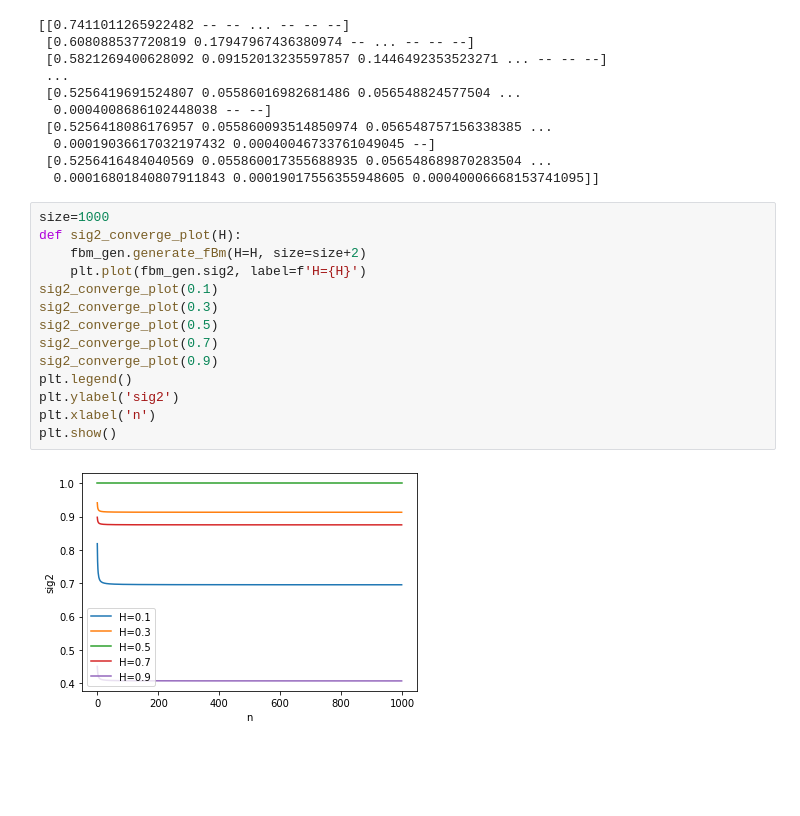
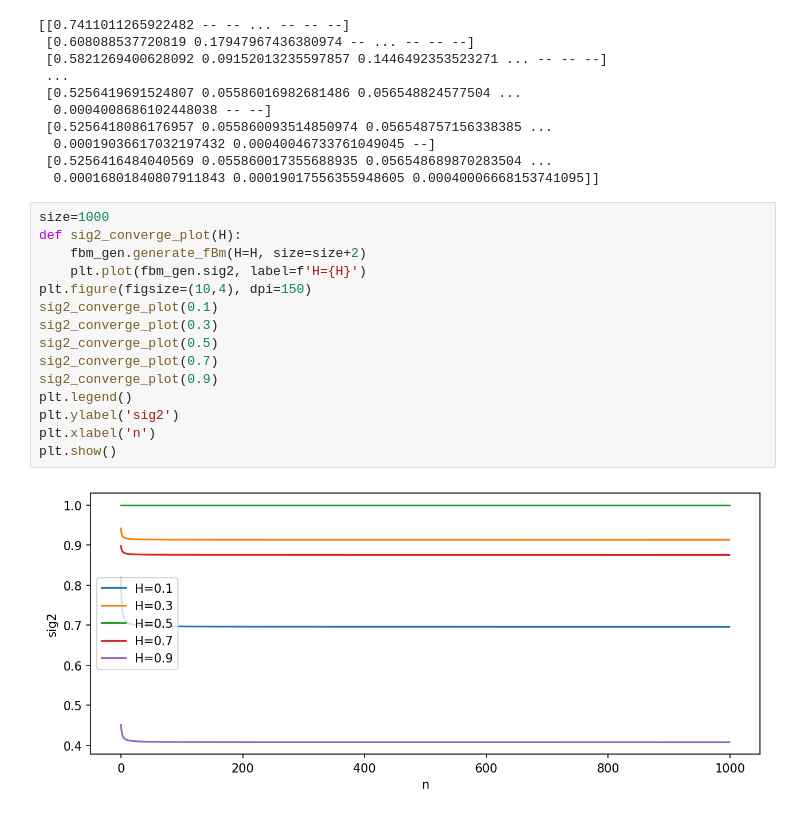
Before and after one commit to kaiboy05/fbm, a Jupyter notebook: notebooks/Hosking_sim.ipynb, the cells around one changed output. Drawn from its saved outputs; the diff is of its cells as text; blank space fills up the shorter version.

```diff
--- a/notebooks/Hosking_sim.ipynb
+++ b/notebooks/Hosking_sim.ipynb
@@ -210,16 +210,17 @@ print(contributions['0.9'])
 # %%
 size=1000
 def sig2_converge_plot(H):
     fbm_gen.generate_fBm(H=H, size=size+2)
     plt.plot(fbm_gen.sig2, label=f'H={H}')
+plt.figure(figsize=(10,4), dpi=150)
 sig2_converge_plot(0.1)
 sig2_converge_plot(0.3)
 sig2_converge_plot(0.5)
 sig2_converge_plot(0.7)
 sig2_converge_plot(0.9)
 plt.legend()
 plt.ylabel('sig2')
 plt.xlabel('n')
 plt.show()
 # %% [output]
-[figure, old version]
+[figure, new version]
```
Also changed, not shown: parts of 1 cell of this notebook, 12 other files.
